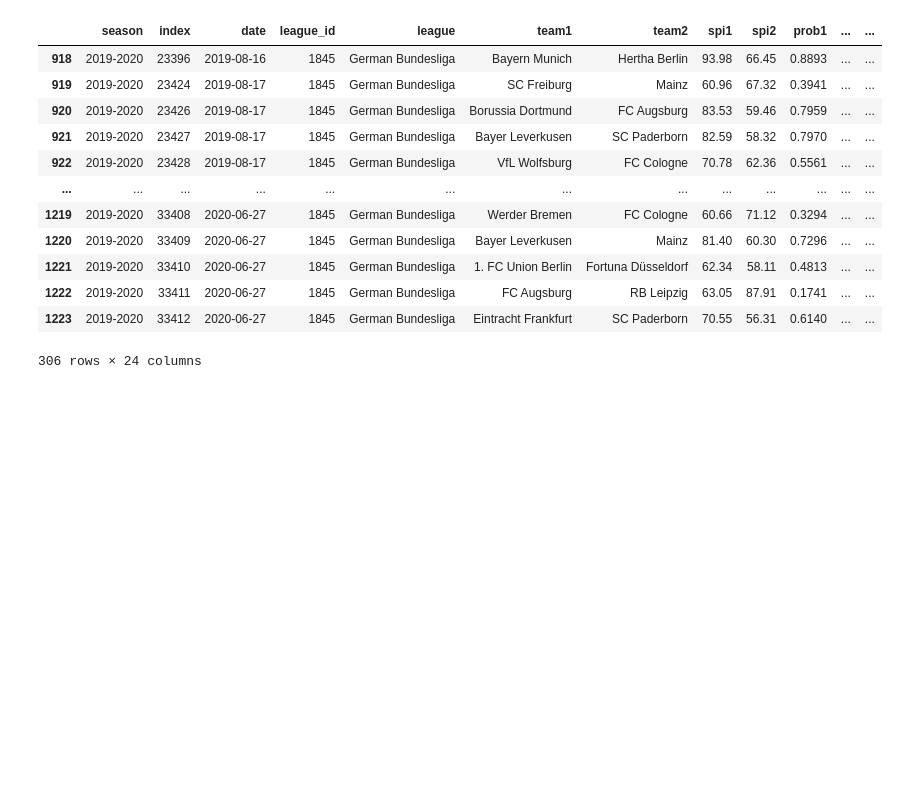
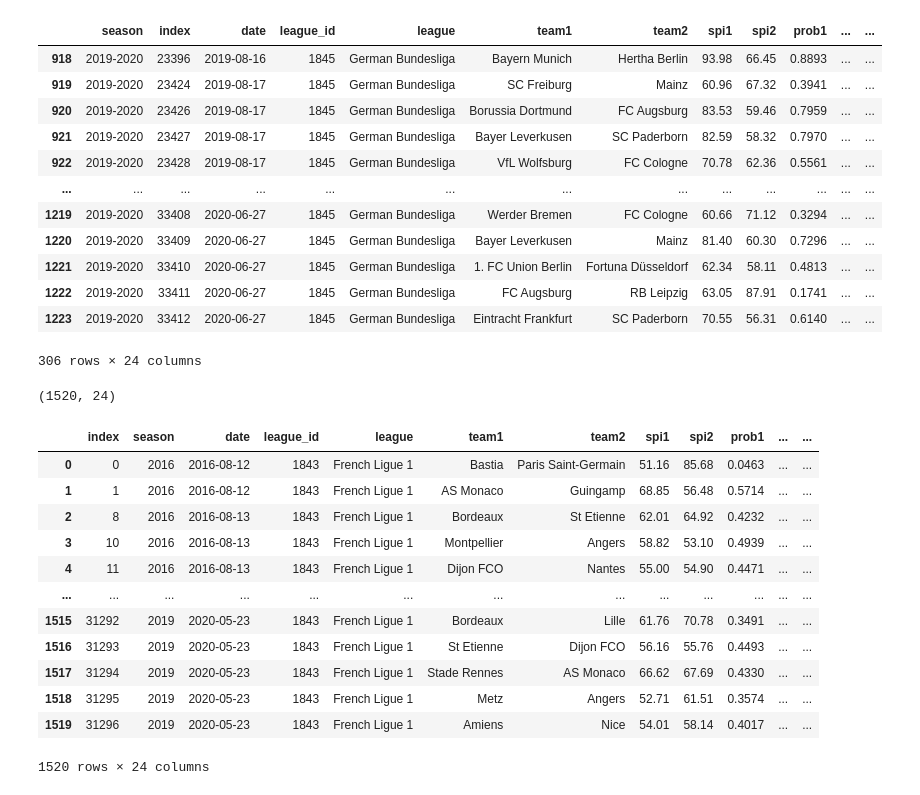
Before and after one commit to stcondon/tables4tableau, a Jupyter notebook: l/notebooks/write-to-gs.ipynb, the cells around one changed output. Drawn from its saved outputs; the diff is of its cells as text; code cells hidden in the pictures; blank space fills up the shorter version.

```diff
--- a/l/notebooks/write-to-gs.ipynb
+++ b/l/notebooks/write-to-gs.ipynb
@@ -131,10 +131,35 @@ def fte_csv_export(path, league_dict):
         q = ''.join(['league_id == ', league_dict[key]])
         league = df.query(q).reset_index()
         num_teams = len(league.loc[:50, 'team1'].unique())
+        pais = pd.DataFrame()
         for i in range(math.ceil(league.shape[0]/(num_teams * (num_teams - 1)))):
-            csv_buffer = StringIO()
             temp = league.loc[((num_teams * (num_teams - 1)) * i):((num_teams * (num_teams - 1)) * (i+1) - 1),:]
             season = temp.iloc[0]['date'][0:4]
-            temp.to_csv(csv_buffer)
-            k = ''.join([key, '/', key.title(), '_1_', season, '_', str(int(season) + 1), '.csv'])
-            s3.Object('fivethirtyeight', k).put(Body=csv_buffer.getvalue())
+            pais = pd.concat([pais, temp], ignore_index = True)
+#     return pais
+#         pais.to_csv('.'.join([key,'csv']))
+
+
+if __name__ = "__main__"
+fte_csv_export(os.path.expanduser('~/Downloads/spi_matches.csv'),{'england':'2411', 'spain':'1869',
+                                                                   'italy':'1854','germany':'1845',
+                                                                   'france':'1843'})
+# pais.shape
+# %% [output]
+(1520, 24)
+# %%
+pais
+# %% [output]
+|  | index | season | date | league_id | league | team1 | team2 | spi1 | spi2 | prob1 | ... | ... |
+| 0 | 0 | 2016 | 2016-08-12 | 1843 | French Ligue 1 | Bastia | Paris Saint-Germain | 51.16 | 85.68 | 0.0463 | ... | ... |
+| 1 | 1 | 2016 | 2016-08-12 | 1843 | French Ligue 1 | AS Monaco | Guingamp | 68.85 | 56.48 | 0.5714 | ... | ... |
+| 2 | 8 | 2016 | 2016-08-13 | 1843 | French Ligue 1 | Bordeaux | St Etienne | 62.01 | 64.92 | 0.4232 | ... | ... |
+| 3 | 10 | 2016 | 2016-08-13 | 1843 | French Ligue 1 | Montpellier | Angers | 58.82 | 53.10 | 0.4939 | ... | ... |
+| 4 | 11 | 2016 | 2016-08-13 | 1843 | French Ligue 1 | Dijon FCO | Nantes | 55.00 | 54.90 | 0.4471 | ... | ... |
+| ... | ... | ... | ... | ... | ... | ... | ... | ... | ... | ... | ... | ... |
+| 1515 | 31292 | 2019 | 2020-05-23 | 1843 | French Ligue 1 | Bordeaux | Lille | 61.76 | 70.78 | 0.3491 | ... | ... |
+| 1516 | 31293 | 2019 | 2020-05-23 | 1843 | French Ligue 1 | St Etienne | Dijon FCO | 56.16 | 55.76 | 0.4493 | ... | ... |
+| 1517 | 31294 | 2019 | 2020-05-23 | 1843 | French Ligue 1 | Stade Rennes | AS Monaco | 66.62 | 67.69 | 0.4330 | ... | ... |
+| 1518 | 31295 | 2019 | 2020-05-23 | 1843 | French Ligue 1 | Metz | Angers | 52.71 | 61.51 | 0.3574 | ... | ... |
+| 1519 | 31296 | 2019 | 2020-05-23 | 1843 | French Ligue 1 | Amiens | Nice | 54.01 | 58.14 | 0.4017 | ... | ... |
+1520 rows × 24 columns
```
